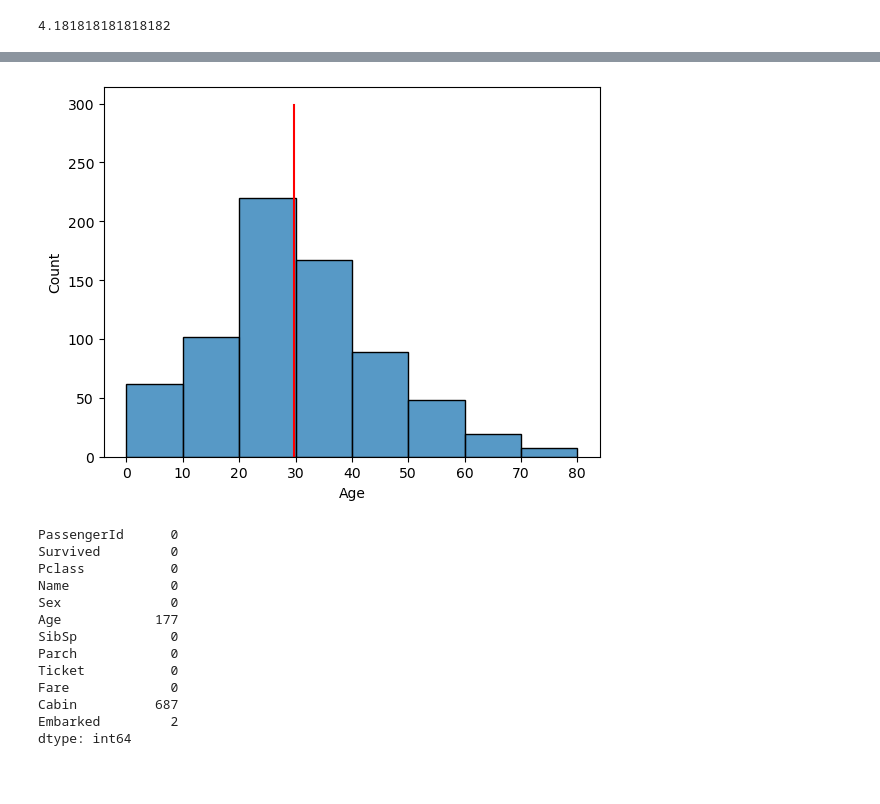
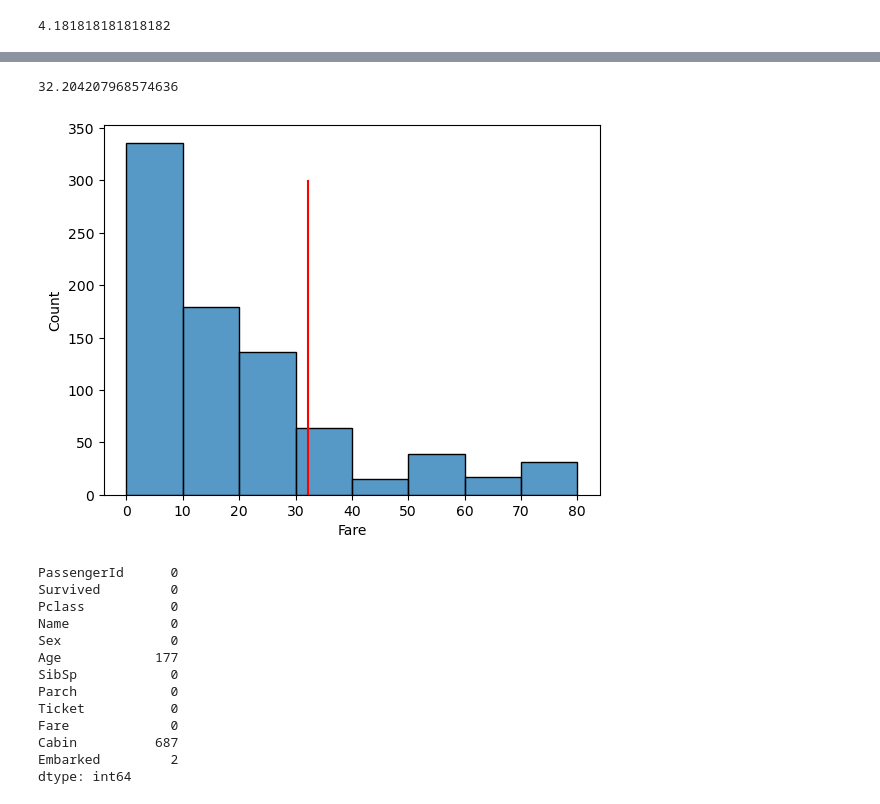
Before and after one commit to 07fahim/Python, a Jupyter notebook: Python/Statistics/MCT.ipynb, the cells around one changed output, grey strips where cells are left out. Drawn from its saved outputs; the diff is of its cells as text; code cells hidden in the pictures; blank space fills up the shorter version.

```diff
--- a/Python/Statistics/MCT.ipynb
+++ b/Python/Statistics/MCT.ipynb
@@ -21,13 +21,16 @@ dataset.head()
 | 3 | 4 | 1 | 1 | Futrelle, Mrs. Jacques Heath (Lil... | female | 35.0 | 1 | 0 | 113803 | 53.1000 | ... |
 | 4 | 5 | 0 | 3 | Allen, Mr. William Henry | male | 35.0 | 0 | 0 | 373450 | 8.0500 | ... |
 # %%
-mn=np.mean(dataset["Age"])
+mn=np.mean(dataset["Fare"])
+mn
+# %% [output]
+32.204207968574636
 # %%
-sns.histplot(x="Age",data=dataset,bins=[i for i in range(0,81,10)])
+sns.histplot(x="Fare",data=dataset,bins=[i for i in range(0,81,10)])
 plt.plot([mn for i in range(0,300)],[i for i in range(0,300)],c='red')
 plt.show()
 # %% [output]
-[figure, old version]
+[figure, new version]
 # %%
 dataset.isnull().sum()
 # %% [output]
```
Also changed, not shown: parts of 4 cells of this notebook.
